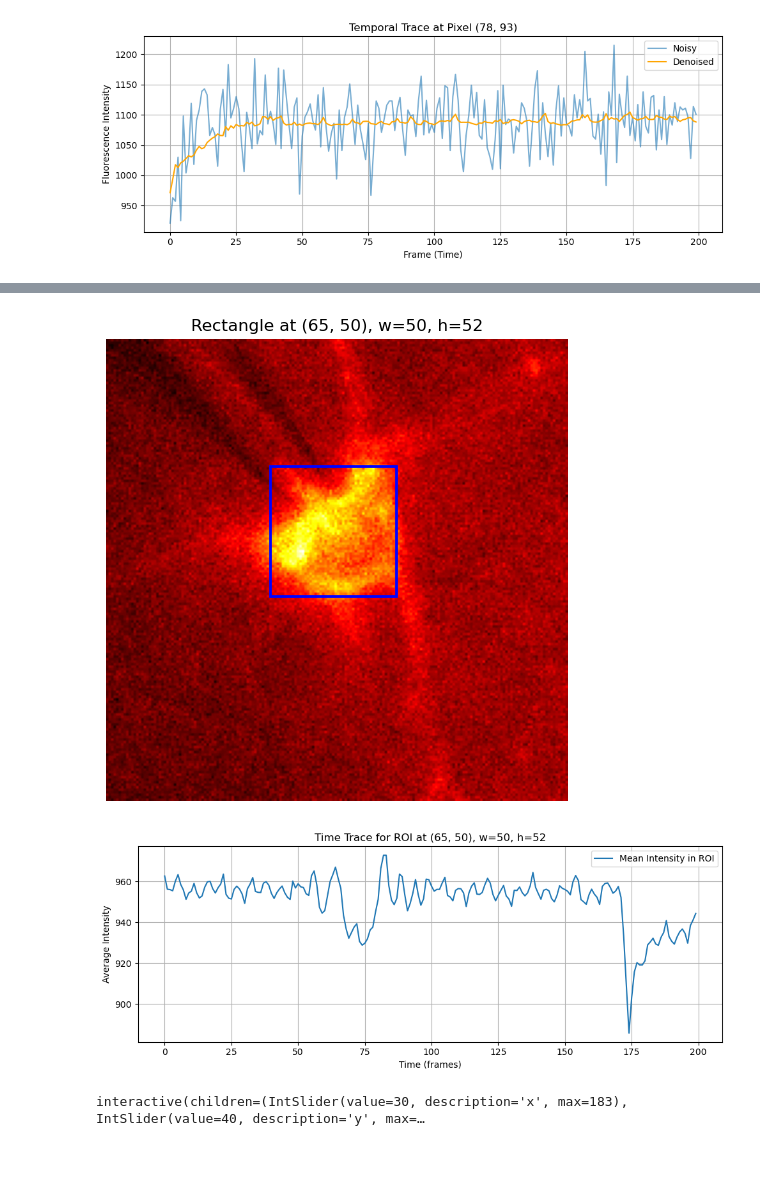
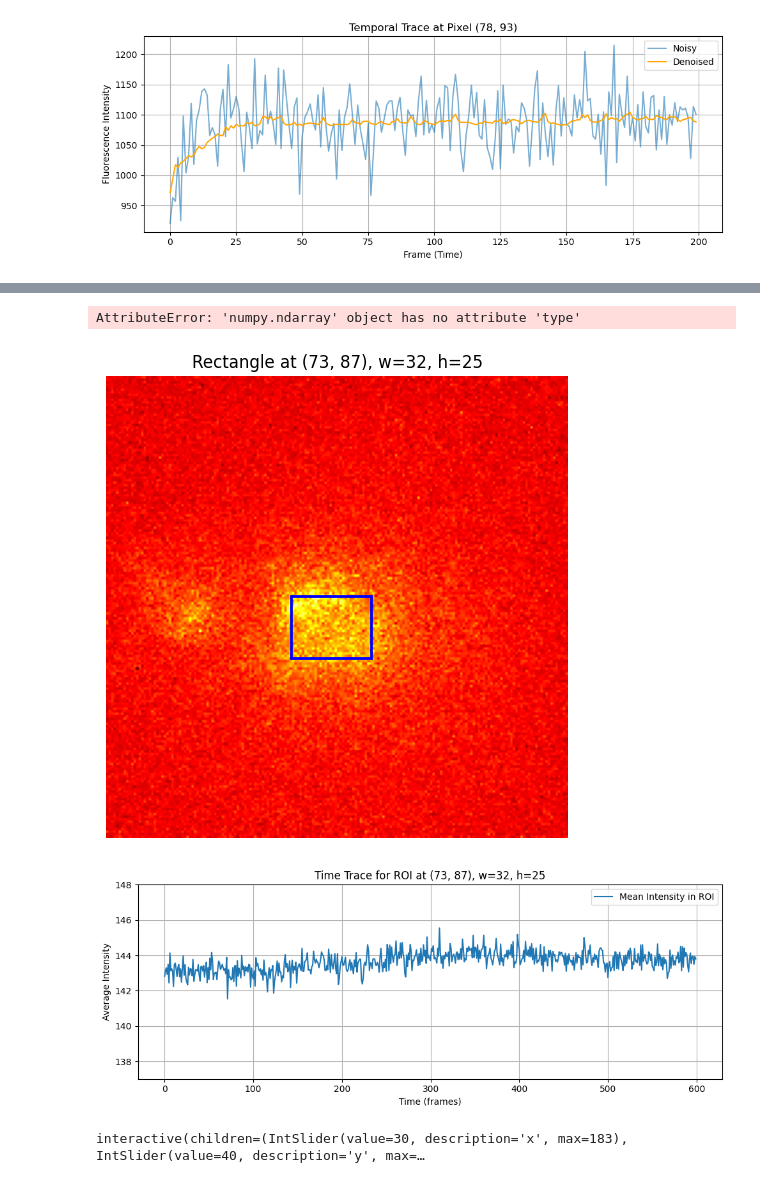
Before and after one commit to bhasub24/Denoising, a Jupyter notebook: exploration.ipynb, the cells around one changed output, grey strips where cells are left out. Cells and saved outputs as stored; diff of their text form; code cells hidden in the pictures; blank space fills up the shorter version.

```diff
--- a/exploration.ipynb
+++ b/exploration.ipynb
@@ -123,7 +123,7 @@ from matplotlib.patches import Rectangle
 import os
 import tifffile
 
-base_path_noisy = "E:\\Voltron2_part1\\Voltron_Cell1"
+base_path_noisy = "E:\\paQuasAr6a\\175118PP046_P8_pulse (10 ms)_q6"
 
 tif_file_noisy = next((f for f in os.listdir(base_path_noisy) if f.endswith(".tif")), None)
 
@@ -131,3 +131,6 @@ tif_path_noisy = os.path.join(base_path_noisy, tif_file_noisy)
 
 # Read TIFF file
 vol_data_noisy = tifffile.imread(tif_path_noisy)  # shape: (T, H, W) or (H, W)
+
+plt.imshow(vol_data_noisy[100], cmap='hot')
+plt.show()
@@ -134,7 +220,11 @@ vol_data_noisy = tifffile.imread(tif_path_noisy)  # shape: (T, H, W) or (H, W)
+# %%
+print(vol_data_noisy.type)
+# %% [output]
+AttributeError: 'numpy.ndarray' object has no attribute 'type'
 # %%
 # Parameters for the rectangle
-x, y = 65, 50      # top-left corner (column, row)
-width, height = 50, 52
+x, y = 73, 87      # top-left corner (column, row)
+width, height = 32, 25
 
 # Plotting function
 def plot_frame_with_rectangle(frame, x, y, width, height):
@@ -143,36 +233,37 @@ def plot_frame_with_rectangle(frame, x, y, width, height):
 
     # Add rectangle patch
     rect = Rectangle((x, y), width, height, linewidth=2, edgecolor='b', facecolor='none')
     ax.add_patch(rect)
 
     ax.set_title(f"Rectangle at ({x}, {y}), w={width}, h={height}")
     plt.grid(False)
     plt.axis('off')
     plt.show()
 
 # Call the function
 plot_frame_with_rectangle(vol_data_noisy[100], x, y, width, height)
 
 
 # Extract the patch over time (shape: T x height x width)
-patch = vol_data_noisy[800:1000, y:y+height, x:x+width]  # shape: (T, h, w)
+patch = vol_data_noisy[300:900, y:y+height, x:x+width]  # shape: (T, h, w)
 
 # Average over spatial dimensions
 avg_trace = patch.mean(axis=(1, 2))  # shape: (T,)
 
 # Plot the time trace
 plt.figure(figsize=(10, 4))
 plt.plot(avg_trace, label='Mean Intensity in ROI')
 plt.xlabel("Time (frames)")
 plt.ylabel("Average Intensity")
 plt.title(f"Time Trace for ROI at ({x}, {y}), w={width}, h={height}")
+plt.ylim(137, 148)
 plt.legend()
 plt.grid(True)
 plt.tight_layout()
 plt.show()
 # %% [output]
-[figure, old version]
+[figure, new version]
-[figure, old version]
+[figure, new version]
 # %%
 from ipywidgets import interact, IntSlider
 
```
Also changed, not shown: parts of 14 cells of this notebook, 18 other files.
